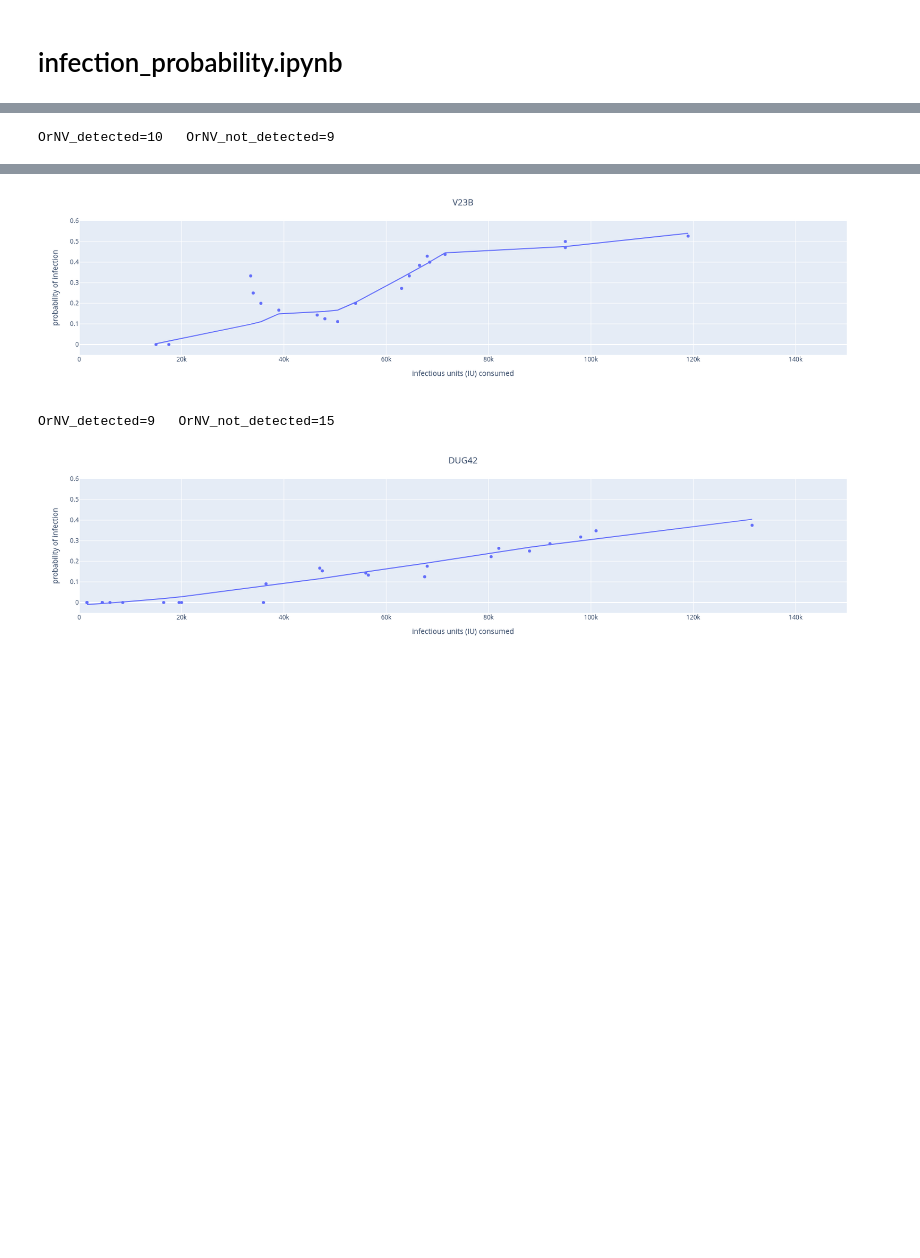
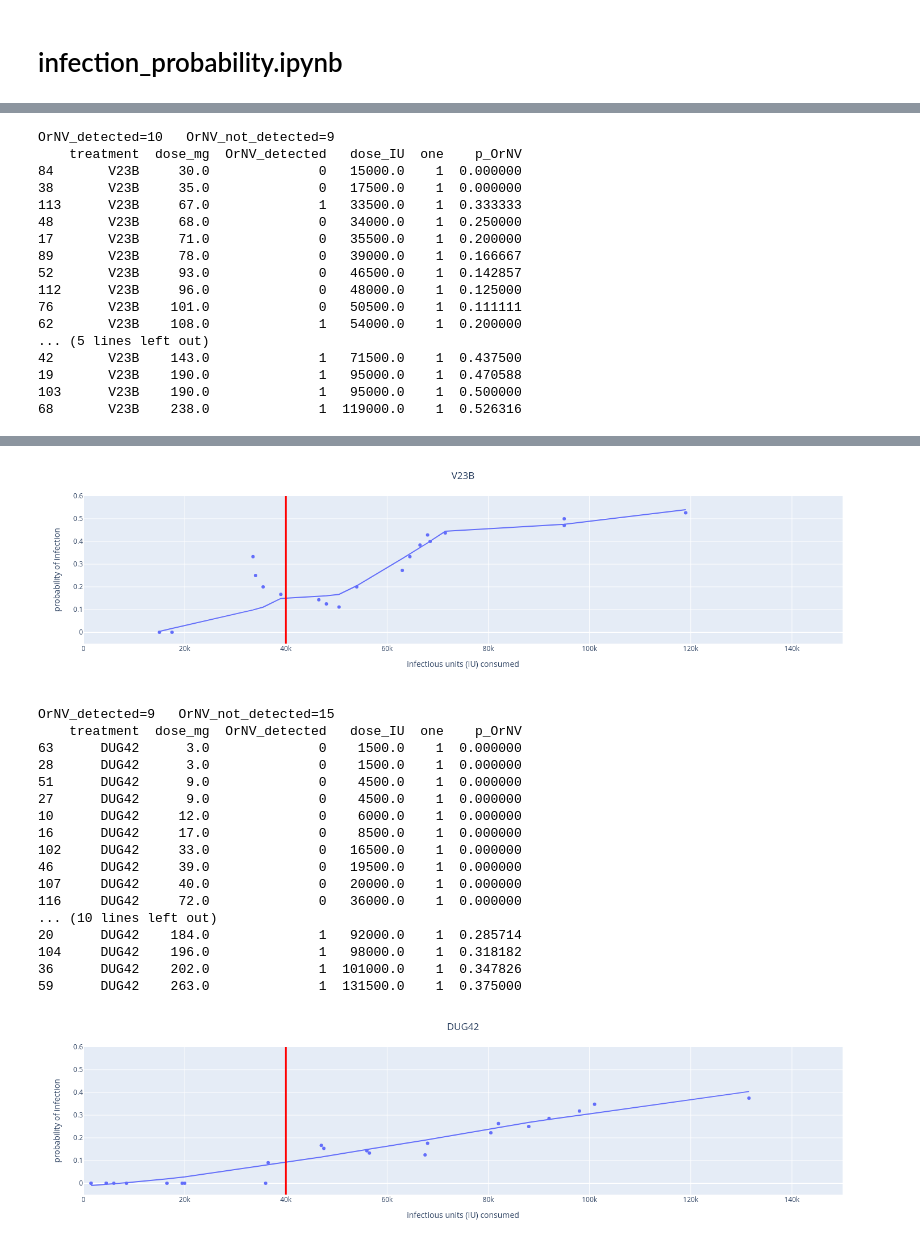
Before and after one commit to aubreymoore/ornv-bioassay-db, a Jupyter notebook: code/infection_probability.ipynb, the cells around one changed output, grey strips where cells are left out. Drawn from its saved outputs; the diff is of its cells as text; code cells hidden in the pictures; blank space fills up the shorter version.

```diff
--- a/code/infection_probability.ipynb
+++ b/code/infection_probability.ipynb
@@ -57,9 +57,11 @@ def process_treatment(treatment):
     OrNV_detected = df.OrNV_detected.sum()
     OrNV_not_detected = len(df) - OrNV_detected
     print(f'{OrNV_detected=}   {OrNV_not_detected=}')
+    print(df)
 
     fig = px.scatter(df, x='dose_IU', y='p_OrNV', width=400, height=400, trendline="lowess", labels={'dose_IU': 'infectious units (IU) consumed', 'p_OrNV': 'probability of infection'})
     fig.update_layout(yaxis_range=[-0.05,.6], xaxis_range=[0,150000], title_text=treatment, title_x=0.5)
+    fig.add_vline(x=40000, line_width=3, line_color="red")
     fig.write_image(f'../images/{treatment}_infection_probability.png')
     fig.show()
 
@@ -67,3 +69,19 @@ for treatment in ['V23B', 'DUG42', 'PNG', 'X2B']:
     process_treatment(treatment)
 # %% [output]
 OrNV_detected=10   OrNV_not_detected=9
+    treatment  dose_mg  OrNV_detected   dose_IU  one    p_OrNV
+84       V23B     30.0              0   15000.0    1  0.000000
+38       V23B     35.0              0   17500.0    1  0.000000
+113      V23B     67.0              1   33500.0    1  0.333333
+48       V23B     68.0              0   34000.0    1  0.250000
+17       V23B     71.0              0   35500.0    1  0.200000
+89       V23B     78.0              0   39000.0    1  0.166667
+52       V23B     93.0              0   46500.0    1  0.142857
+112      V23B     96.0              0   48000.0    1  0.125000
+76       V23B    101.0              0   50500.0    1  0.111111
+62       V23B    108.0              1   54000.0    1  0.200000
+... (5 lines left out)
+42       V23B    143.0              1   71500.0    1  0.437500
+19       V23B    190.0              1   95000.0    1  0.470588
+103      V23B    190.0              1   95000.0    1  0.500000
+68       V23B    238.0              1  119000.0    1  0.526316
@@ -71,4 +88,20 @@ OrNV_detected=10   OrNV_not_detected=9
-[figure, old version]
+[figure, new version]
 OrNV_detected=9   OrNV_not_detected=15
+    treatment  dose_mg  OrNV_detected   dose_IU  one    p_OrNV
+63      DUG42      3.0              0    1500.0    1  0.000000
+28      DUG42      3.0              0    1500.0    1  0.000000
+51      DUG42      9.0              0    4500.0    1  0.000000
+27      DUG42      9.0              0    4500.0    1  0.000000
+10      DUG42     12.0              0    6000.0    1  0.000000
+16      DUG42     17.0              0    8500.0    1  0.000000
+102     DUG42     33.0              0   16500.0    1  0.000000
+46      DUG42     39.0              0   19500.0    1  0.000000
+107     DUG42     40.0              0   20000.0    1  0.000000
+116     DUG42     72.0              0   36000.0    1  0.000000
+... (10 lines left out)
+20      DUG42    184.0              1   92000.0    1  0.285714
+104     DUG42    196.0              1   98000.0    1  0.318182
+36      DUG42    202.0              1  101000.0    1  0.347826
+59      DUG42    263.0              1  131500.0    1  0.375000
-[figure, old version]
+[figure, new version]
 OrNV_detected=4   OrNV_not_detected=12
```
Also changed, not shown: parts of 2 cells of this notebook, 24 other files.
